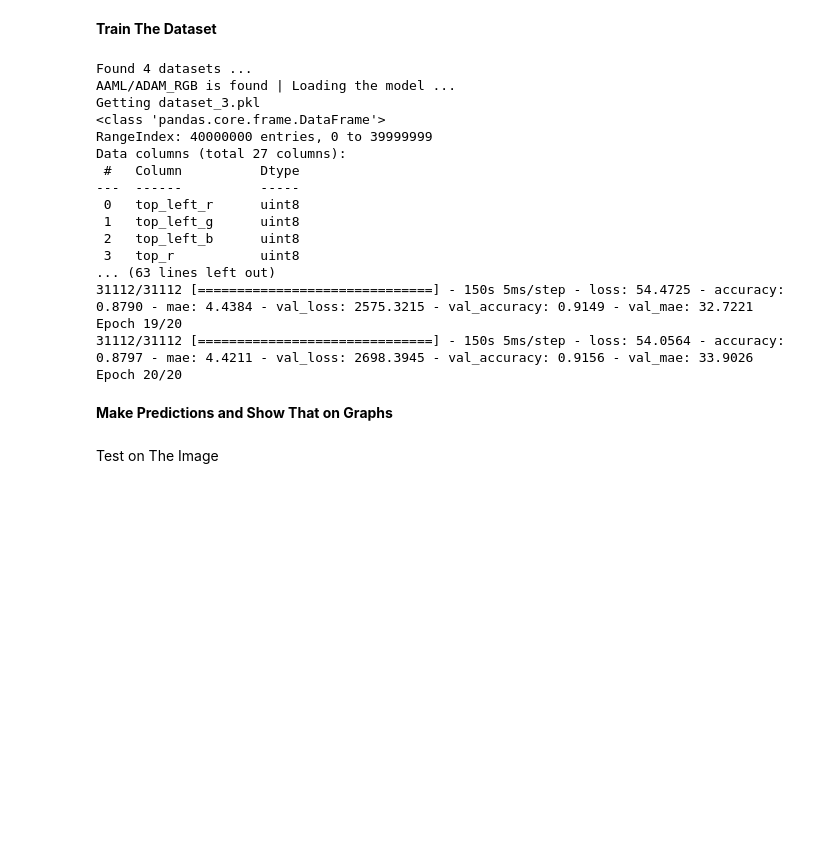
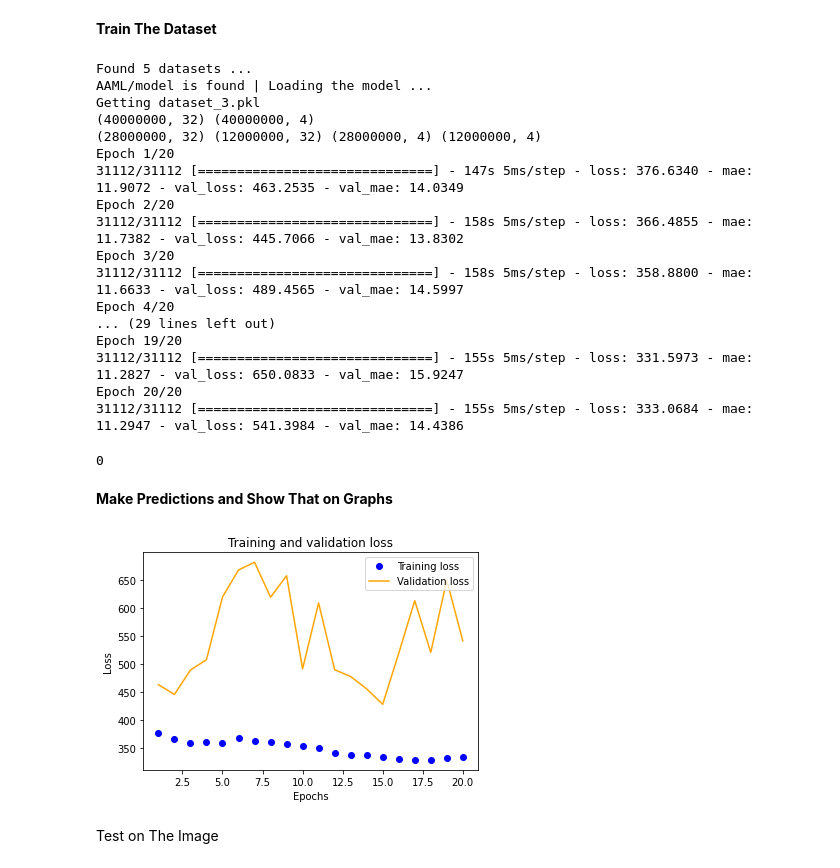
Before and after one commit to alpertunga-bile/AAML, a Jupyter notebook: AAML_Colab/AAML.ipynb, the cells around one changed output. Saved outputs shown, nothing was run; the diff lists cells and outputs as text; code cells hidden in the pictures; blank space fills up the shorter version.

Commit message:
ADAM_RGB and model weights are updated

```diff
--- a/AAML_Colab/AAML.ipynb
+++ b/AAML_Colab/AAML.ipynb
@@ -206,7 +217,7 @@ if os.path.exists('AAML/RMSPROP_RGB') is False:
   new_model.compile(optimizer='rmsprop', loss='mse', metrics=['accuracy', 'mae'])
   new_model.save('AAML/RMSPROP_RGB')
 # %%
-model_path = 'AAML/ADAM_RGB'
+model_path = 'AAML/model'
 isRGBAModel = False
 
 dataset_manager = DatasetManager()
@@ -216,47 +227,55 @@ print(f"Found {dataset_count} datasets ...")
 index = random.randint(0, dataset_count - 1)
 
 nn = NNModel(model_path=model_path)
-if 'RGBA' in model_path:
+if 'RGBA' in model_path or 'model' in model_path:
   dataset_manager.PrepareDatasetValuesRGBA(index)
   isRGBAModel = True
 else:
   dataset_manager.PrepareDatasetValuesRGB(index)
 nn.TrainModel(dataset_manager.x_train, dataset_manager.y_train, dataset_manager.x_test, dataset_manager.y_test, epochs=20)
 nn.SaveModel(model_path)
+dataset_manager.Reset()
 del dataset_manager
+gc.collect()
 # %% [output]
-Found 4 datasets ...
-AAML/ADAM_RGB is found | Loading the model ...
+Found 5 datasets ...
+AAML/model is found | Loading the model ...
 Getting dataset_3.pkl
-<class 'pandas.core.frame.DataFrame'>
-RangeIndex: 40000000 entries, 0 to 39999999
-Data columns (total 27 columns):
- #   Column          Dtype
----  ------          -----
- 0   top_left_r      uint8
- 1   top_left_g      uint8
- 2   top_left_b      uint8
- 3   top_r           uint8
-... (63 lines left out)
-31112/31112 [==============================] - 150s 5ms/step - loss: 54.4725 - accuracy: 0.8790 - mae: 4.4384 - val_loss: 2575.3215 - val_accuracy: 0.9149 - val_mae: 32.7221
+(40000000, 32) (40000000, 4)
+(28000000, 32) (12000000, 32) (28000000, 4) (12000000, 4)
+Epoch 1/20
+31112/31112 [==============================] - 147s 5ms/step - loss: 376.6340 - mae: 11.9072 - val_loss: 463.2535 - val_mae: 14.0349
+Epoch 2/20
+31112/31112 [==============================] - 158s 5ms/step - loss: 366.4855 - mae: 11.7382 - val_loss: 445.7066 - val_mae: 13.8302
+Epoch 3/20
+31112/31112 [==============================] - 158s 5ms/step - loss: 358.8800 - mae: 11.6633 - val_loss: 489.4565 - val_mae: 14.5997
+Epoch 4/20
+... (29 lines left out)
 Epoch 19/20
-31112/31112 [==============================] - 150s 5ms/step - loss: 54.0564 - accuracy: 0.8797 - mae: 4.4211 - val_loss: 2698.3945 - val_accuracy: 0.9156 - val_mae: 33.9026
+31112/31112 [==============================] - 155s 5ms/step - loss: 331.5973 - mae: 11.2827 - val_loss: 650.0833 - val_mae: 15.9247
 Epoch 20/20
+31112/31112 [==============================] - 155s 5ms/step - loss: 333.0684 - mae: 11.2947 - val_loss: 541.3984 - val_mae: 14.4386
+0
 # %% [markdown]
 **Make Predictions and Show That on Graphs**
 # %%
 # let's see the training and validation accuracy by epoch
 history_dict = nn.history.history
+del nn
+gc.collect()
+
 loss_values = history_dict['loss'] # you can change this
 val_loss_values = history_dict['val_loss'] # you can also change this
 epochs = range(1, len(loss_values) + 1) # range of X (no. of epochs)
 plt.plot(epochs, loss_values, 'bo', label='Training loss')
 plt.plot(epochs, val_loss_values, 'orange', label='Validation loss')
 plt.title('Training and validation loss')
 plt.xlabel('Epochs')
 plt.ylabel('Loss')
 plt.legend()
 plt.show()
+# %% [output]
+[figure, added]
 # %% [markdown]
 Test on The Image
 # %%
```
Also changed, not shown: parts of 2 cells of this notebook, 6 other files.
